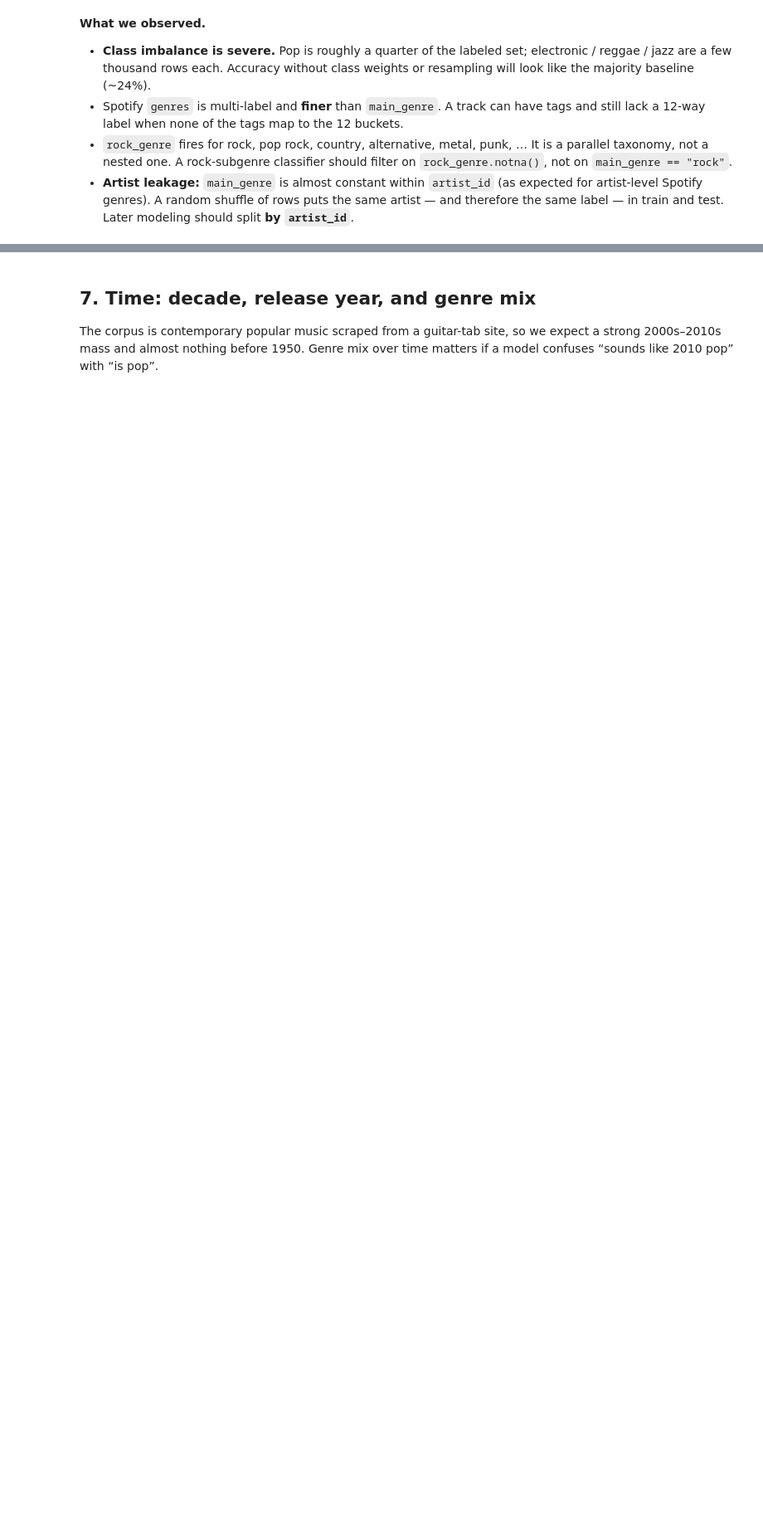
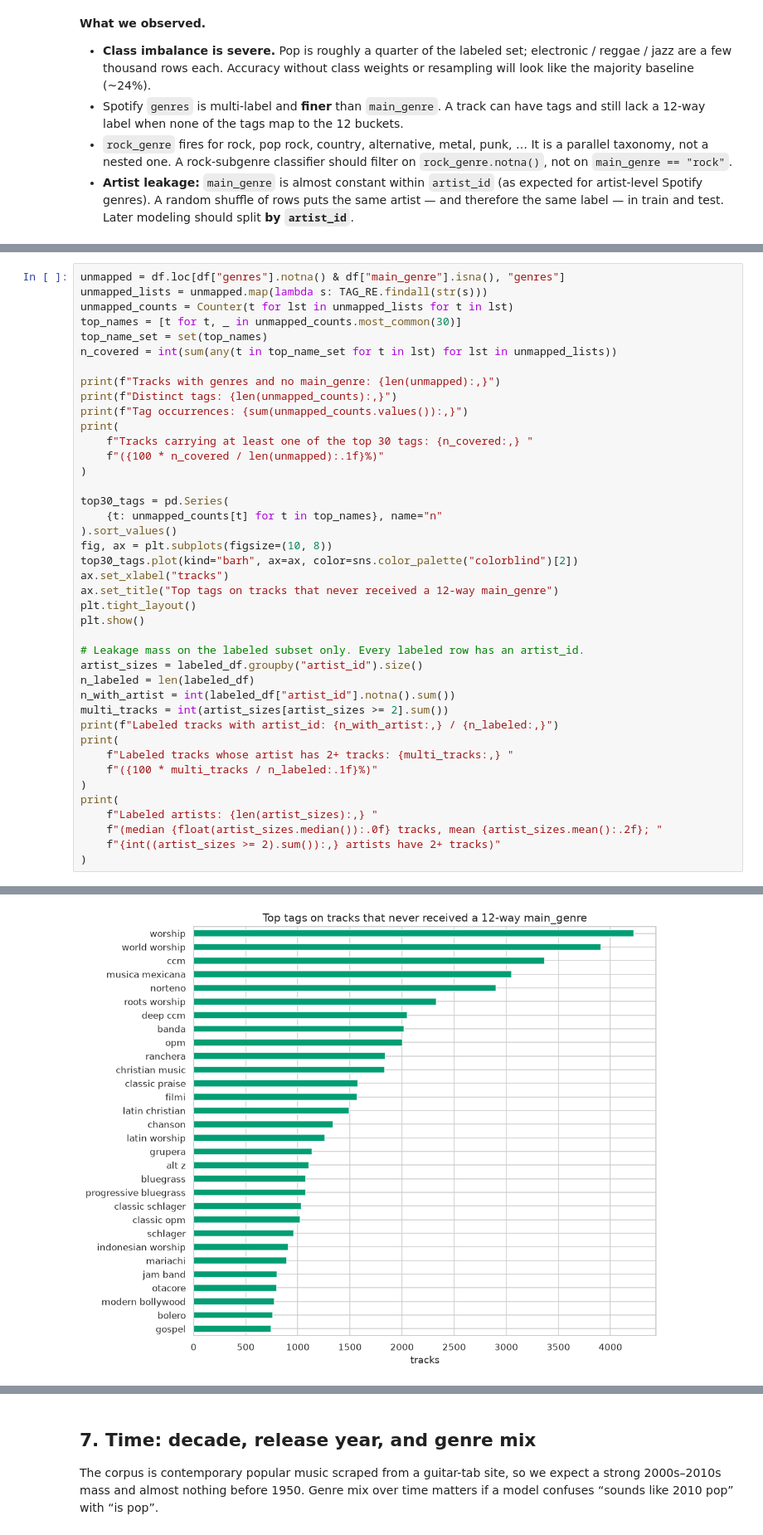
Before and after one commit to errodd/music_Chordonomicon_genre_predictor, a Jupyter notebook: notebooks/EDA.ipynb, the cells around one changed output, grey strips where cells are left out. Shown at 83% size. Saved outputs shown, nothing was run; the diff lists cells and outputs as text; blank space fills up the shorter version.

```diff
--- a/notebooks/EDA.ipynb
+++ b/notebooks/EDA.ipynb
@@ -571,0 +629,42 @@ Artists with more than one main_genre: 0 (0.00%)
+# %%
+unmapped = df.loc[df["genres"].notna() & df["main_genre"].isna(), "genres"]
+unmapped_lists = unmapped.map(lambda s: TAG_RE.findall(str(s)))
+unmapped_counts = Counter(t for lst in unmapped_lists for t in lst)
+top_names = [t for t, _ in unmapped_counts.most_common(30)]
+top_name_set = set(top_names)
+n_covered = int(sum(any(t in top_name_set for t in lst) for lst in unmapped_lists))
+
+print(f"Tracks with genres and no main_genre: {len(unmapped):,}")
+print(f"Distinct tags: {len(unmapped_counts):,}")
+print(f"Tag occurrences: {sum(unmapped_counts.values()):,}")
+print(
+    f"Tracks carrying at least one of the top 30 tags: {n_covered:,} "
+    f"({100 * n_covered / len(unmapped):.1f}%)"
+)
+
+top30_tags = pd.Series(
+    {t: unmapped_counts[t] for t in top_names}, name="n"
+).sort_values()
+fig, ax = plt.subplots(figsize=(10, 8))
+top30_tags.plot(kind="barh", ax=ax, color=sns.color_palette("colorblind")[2])
+ax.set_xlabel("tracks")
+ax.set_title("Top tags on tracks that never received a 12-way main_genre")
+plt.tight_layout()
+plt.show()
+
+# Leakage mass on the labeled subset only. Every labeled row has an artist_id.
+artist_sizes = labeled_df.groupby("artist_id").size()
+n_labeled = len(labeled_df)
+n_with_artist = int(labeled_df["artist_id"].notna().sum())
+multi_tracks = int(artist_sizes[artist_sizes >= 2].sum())
+print(f"Labeled tracks with artist_id: {n_with_artist:,} / {n_labeled:,}")
+print(
+    f"Labeled tracks whose artist has 2+ tracks: {multi_tracks:,} "
+    f"({100 * multi_tracks / n_labeled:.1f}%)"
+)
+print(
+    f"Labeled artists: {len(artist_sizes):,} "
+    f"(median {float(artist_sizes.median()):.0f} tracks, mean {artist_sizes.mean():.2f}; "
+    f"{int((artist_sizes >= 2).sum()):,} artists have 2+ tracks)"
+)
+# %% [output]
@@ -571,0 +675 @@ Artists with more than one main_genre: 0 (0.00%)
+[figure, added]
```
Also changed, not shown: parts of 26 cells of this notebook, 2 other files.
